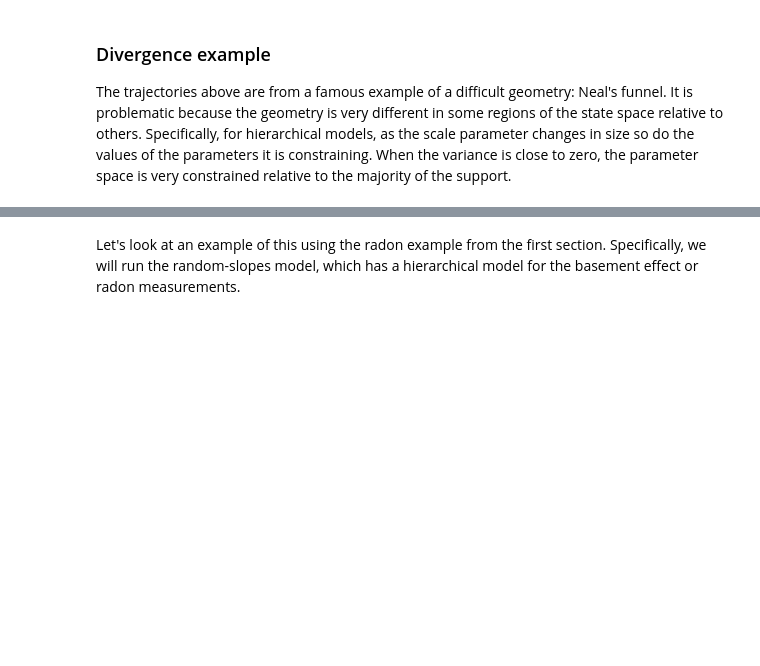
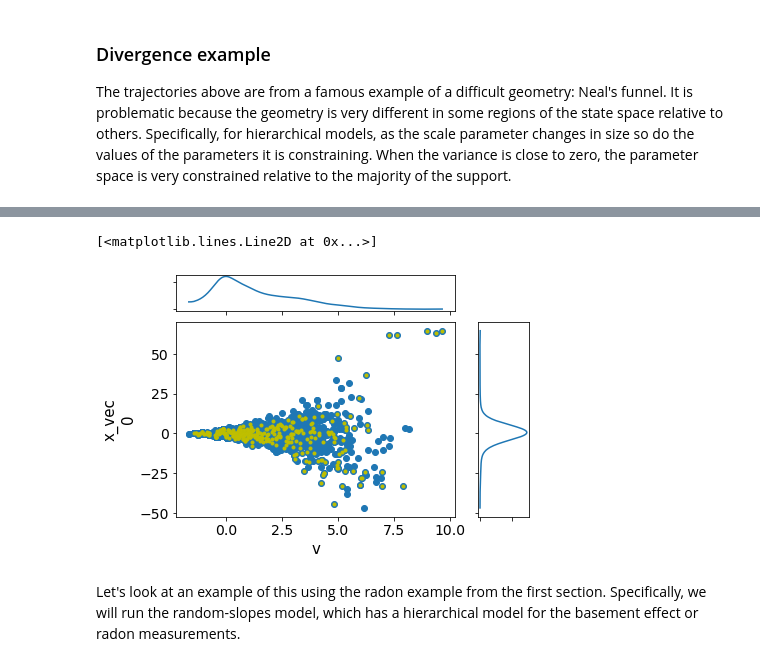
Before and after one commit to fonnesbeck/Bayes_Computing_Course, a Jupyter notebook: notebooks/Section3_2-Model-Checking.ipynb, the cells around one changed output, grey strips where cells are left out. Saved outputs shown, nothing was run; the diff lists cells and outputs as text; code cells hidden in the pictures; blank space fills up the shorter version.

```diff
--- a/notebooks/Section3_2-Model-Checking.ipynb
+++ b/notebooks/Section3_2-Model-Checking.ipynb
@@ -122,7 +130,7 @@ def neals_funnel(dims=1):
     return funnel
 
 with neals_funnel():
-    trace = pm.sample()
+    funnel_trace = pm.sample(random_seed=RANDOM_SEED, return_inferencedata=False)
 # %% [output]
 Auto-assigning NUTS sampler...
 Initializing NUTS using jitter+adapt_diag...
@@ -142,0 +149,3 @@ pm.plot_joint(trace);
+# %%
+diverging_ind = funnel_trace['diverging'].nonzero()[0]
+diverging_ind
@@ -143,3 +170,9 @@ pm.plot_joint(trace);
+# %%
+ax, *_ = pm.plot_joint(trace)
+ax.plot(trace['v'][diverging_ind], trace['x_vec'][diverging_ind], 'y.');
+# %% [output]
+[<matplotlib.lines.Line2D at 0x...>]
+[figure, added]
 # %% [markdown]
 Let's look at an example of this using the radon example from the first section. Specifically, we will run the random-slopes model, which has a hierarchical model for the basement effect or radon measurements.
 # %%
```
Also changed, not shown: parts of 25 cells of this notebook.
